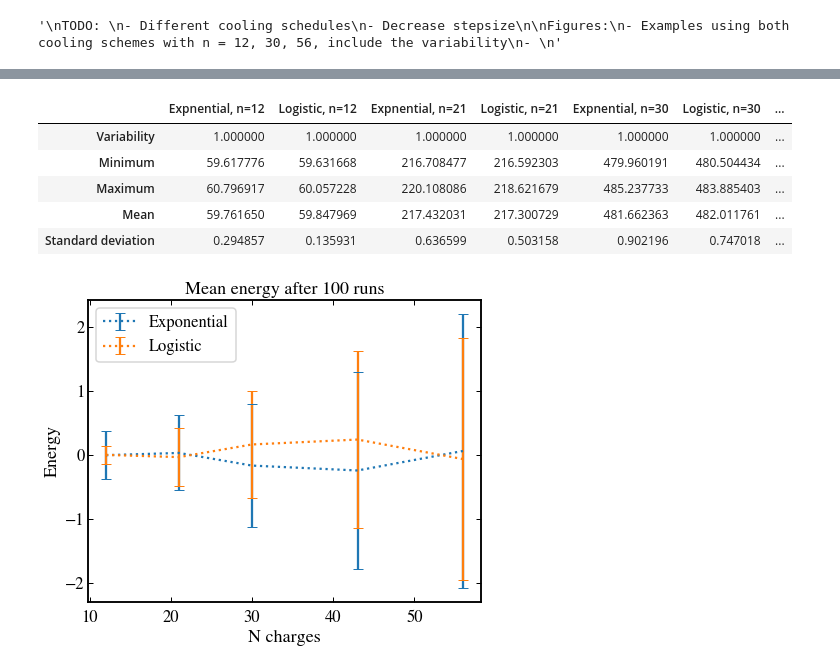
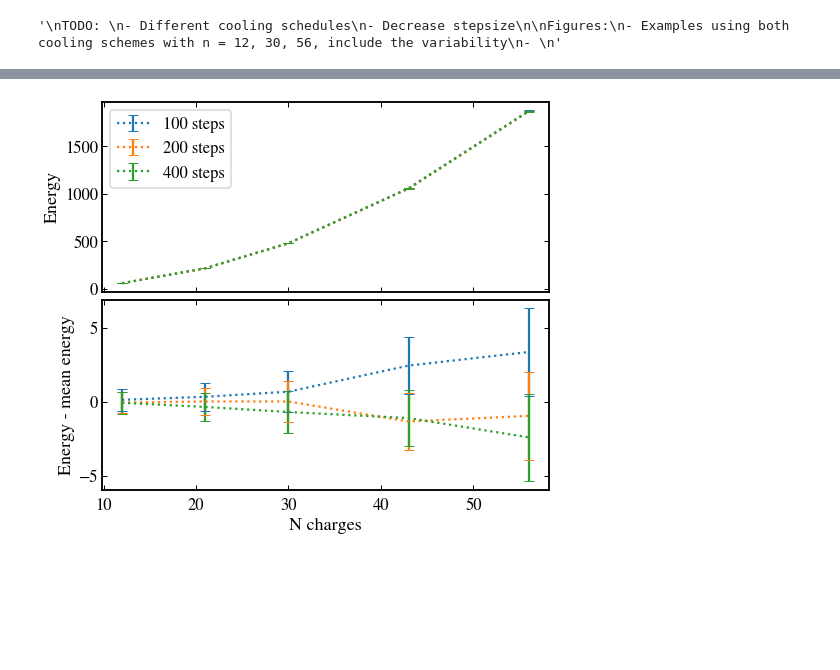
Before and after one commit to jasperw1999/SA-ChargeConfig, a Jupyter notebook: full_notbook.ipynb, the cells around one changed output, grey strips where cells are left out. Saved outputs shown, nothing was run; the diff lists cells and outputs as text; code cells hidden in the pictures; blank space fills up the shorter version.

```diff
--- a/full_notbook.ipynb
+++ b/full_notbook.ipynb
@@ -45,12 +45,12 @@ Figures:
 # %% [output]
 '\nTODO: \n- Different cooling schedules\n- Decrease stepsize\n\nFigures:\n- Examples using both cooling schemes with n = 12, 30, 56, include the variability\n- \n'
 # %%
-def cooling_logistic(steps, B, vu, M):
+def cooling_logistic(steps, B=7, vu=5, M=5):
     i = np.linspace(10, 1, steps)
     T = 1 / (1 + np.exp(- B * (i - M)) ** (1 / vu))
     return T
 
-def cooling_exponential(steps, T_init, constant):
+def cooling_exponential(steps, T_init=1, constant=0.965):
     T = np.zeros(steps)
     for i in range(steps):
         T[i] = T_init*pow(constant,i)
@@ -188,52 +163,30 @@ Log 56
-# %%
-# present the results
-
-index = ['Variability', 'Minimum', 'Maximum', 'Mean', 'Standard deviation']
-
-dct = {}
-for n_charges in n_charges_range:
-    dct[f'Expnential, n={n_charges}'] = results_exp_test[n_charges].values()
-    dct[f'Logistic, n={n_charges}'] = results_log_test[n_charges].values()
-
-df = pd.DataFrame(dct, index=index)
-df
-# %% [output]
-|  | Expnential, n=12 | Logistic, n=12 | Expnential, n=21 | Logistic, n=21 | Expnential, n=30 | Logistic, n=30 | ... |
-| Variability | 1.000000 | 1.000000 | 1.000000 | 1.000000 | 1.000000 | 1.000000 | ... |
-| Minimum | 59.617776 | 59.631668 | 216.708477 | 216.592303 | 479.960191 | 480.504434 | ... |
-| Maximum | 60.796917 | 60.057228 | 220.108086 | 218.621679 | 485.237733 | 483.885403 | ... |
-| Mean | 59.761650 | 59.847969 | 217.432031 | 217.300729 | 481.662363 | 482.011761 | ... |
-| Standard deviation | 0.294857 | 0.135931 | 0.636599 | 0.503158 | 0.902196 | 0.747018 | ... |
 # %%
+means = np.zeros((len(n_charges_range), 3))
+stds = np.zeros((len(n_charges_range), 3))
 
-varias = np.zeros((len(n_charges_range), 2))
-means = np.zeros((len(n_charges_range), 2))
-stds = np.zeros((len(n_charges_range), 2))
-
-for i, result_dict in enumerate([results_exp_test, results_log_test]):
+for i, result_dict in enumerate([results_mc_length[100], results_mc_length[200], results_mc_length[400]]):
     for j, n_charges in enumerate(n_charges_range):
         means[j][i] = result_dict[n_charges]['min_energy']
         stds[j][i] = result_dict[n_charges]['std_energy']
-        varias[j][i] = result_dict[n_charges]['variability']
 
 
-# plt.title('Variability')
-# plt.plot(n_charges_range, varias[:, 0] - varias.mean(axis=1), label='Exponential')
-# plt.plot(n_charges_range, varias[:, 1] - varias.mean(axis=1), label='Logistic')
-# plt.legend()
-# plt.show()
+fig, axs = plt.subplots(2, 1, sharex=True)
 
-plt.figure(figsize=(8, 7))
-plt.title('Mean energy after 100 runs')
-plt.errorbar(n_charges_range, means[:, 0] - means.mean(axis=1), stds[:, 0], capsize=5, label='Exponential', ls=':')
-plt.errorbar(n_charges_range, means[:, 1] - means.mean(axis=1), stds[:, 1], capsize=5, label='Logistic', ls=':')
-plt.legend()
-# plt.xlim(min(n_charges_range), max(n_charges_range))
-plt.xlabel('N charges')
-plt.ylabel('Energy')
-plt.tight_layout()
-plt.savefig('figures/test_temp_func.pdf')
+axs[0].errorbar(n_charges_range, means[:, 0], stds[:, 0], capsize=5, label='100 steps', ls=':')
+axs[0].errorbar(n_charges_range, means[:, 1], stds[:, 0], capsize=5, label='200 steps', ls=':')
+axs[0].errorbar(n_charges_range, means[:, 2], stds[:, 0], capsize=5, label='400 steps', ls=':')
+axs[0].legend()
+axs[0].set_ylabel('Energy')
+
+axs[1].errorbar(n_charges_range, means[:, 0] - means.mean(axis=1), stds[:, 0], capsize=5, label='100 steps', ls=':')
+axs[1].errorbar(n_charges_range, means[:, 1] - means.mean(axis=1), stds[:, 0], capsize=5, label='200 steps', ls=':')
+axs[1].errorbar(n_charges_range, means[:, 2] - means.mean(axis=1), stds[:, 0], capsize=5, label='400 steps', ls=':')
+axs[1].set_xlabel('N charges')
+axs[1].set_ylabel('Energy - mean energy')
+
+plt.tight_layout(pad=0)
+plt.savefig('figures/test_mc_length.pdf')
 plt.show()
 # %% [output]
-[figure, old version]
+[figure, new version]
 # %%
```
Also changed, not shown: parts of 20 cells of this notebook, 9 other files.
